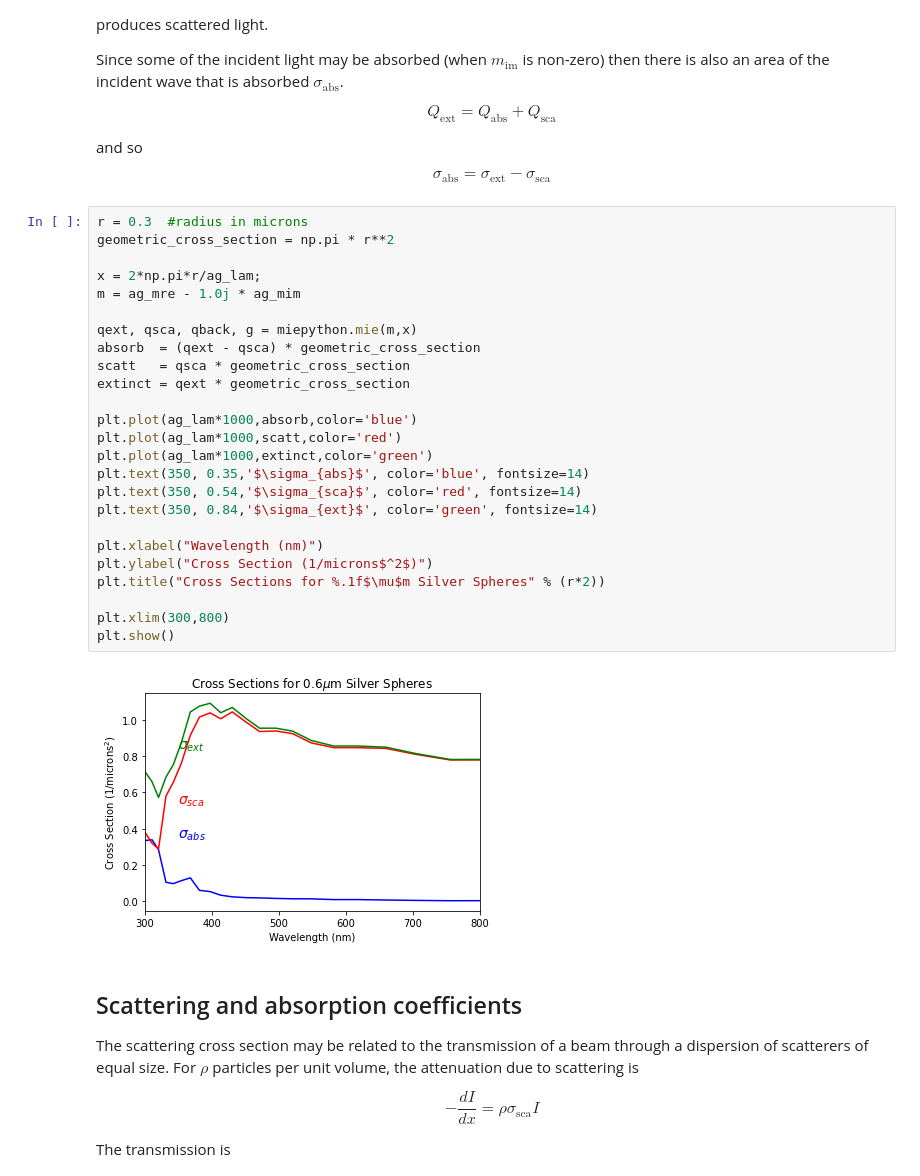
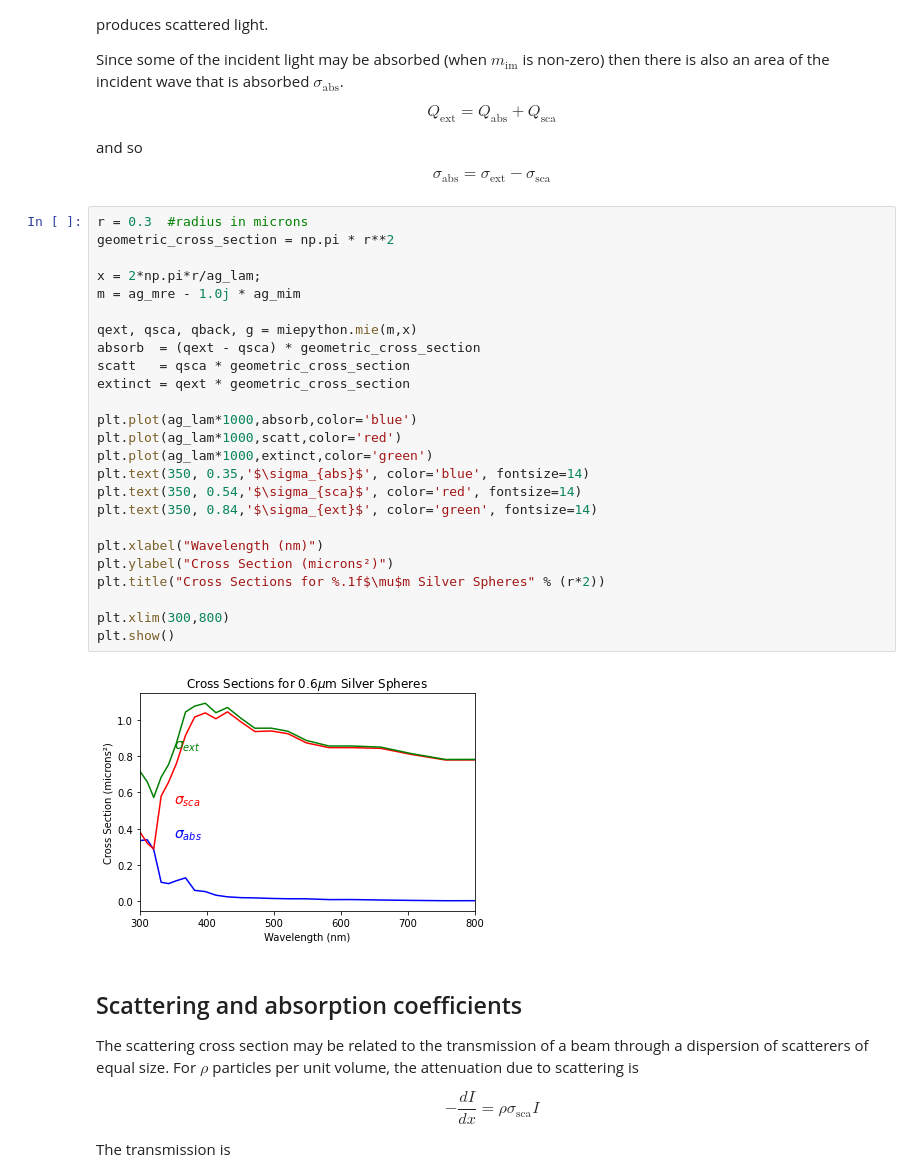
Before and after one commit to scottprahl/miepython, a Jupyter notebook: docs/02_efficiencies.ipynb, the cells around one changed output. Saved outputs shown, nothing was run; the diff lists cells and outputs as text.

```diff
--- a/docs/02_efficiencies.ipynb
+++ b/docs/02_efficiencies.ipynb
@@ -95,30 +95,30 @@ $$
 # %%
 r = 0.3  #radius in microns
 geometric_cross_section = np.pi * r**2
 
 x = 2*np.pi*r/ag_lam;
 m = ag_mre - 1.0j * ag_mim
 
 qext, qsca, qback, g = miepython.mie(m,x)
 absorb  = (qext - qsca) * geometric_cross_section
 scatt   = qsca * geometric_cross_section
 extinct = qext * geometric_cross_section
 
 plt.plot(ag_lam*1000,absorb,color='blue')
 plt.plot(ag_lam*1000,scatt,color='red')
 plt.plot(ag_lam*1000,extinct,color='green')
 plt.text(350, 0.35,'$\sigma_{abs}$', color='blue', fontsize=14)
 plt.text(350, 0.54,'$\sigma_{sca}$', color='red', fontsize=14)
 plt.text(350, 0.84,'$\sigma_{ext}$', color='green', fontsize=14)
 
 plt.xlabel("Wavelength (nm)")
-plt.ylabel("Cross Section (1/microns$^2$)")
+plt.ylabel("Cross Section (microns²)")
 plt.title("Cross Sections for %.1f$\mu$m Silver Spheres" % (r*2))
 
 plt.xlim(300,800)
 plt.show()
 # %% [output]
-[figure, old version]
+[figure, new version]
 # %% [markdown]
 ## Scattering and absorption coefficients
 
```
